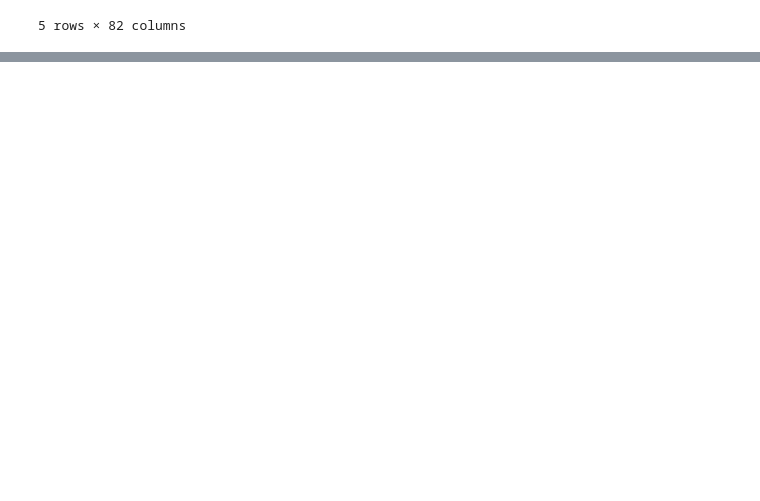
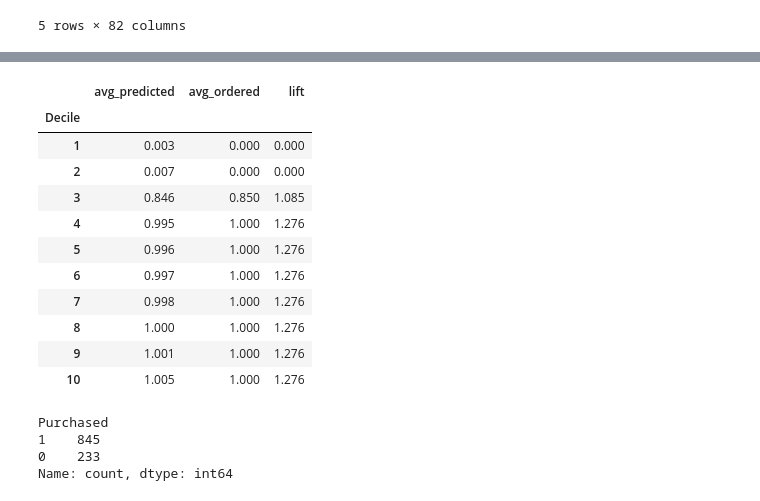
Before and after one commit to eghatzis0527/DX799---HW-Assignments, a Jupyter notebook: HW2.ipynb, the cells around one changed output, grey strips where cells are left out. Cells and saved outputs as stored; diff of their text form; code cells hidden in the pictures; blank space fills up the shorter version.

```diff
--- a/HW2.ipynb
+++ b/HW2.ipynb
@@ -263,0 +399,45 @@ X.head()
+# %%
+ridge = Ridge()
+
+ridge.fit(X_train, y_train)
+
+y_preds = ridge.predict(X_test)
+
+values = {'Actual' : y_test, 'Predicted' : y_preds}
+
+values = pd.DataFrame(values)
+
+values['Decile'] = pd.qcut(values['Predicted'], q = 10, labels = False) + 1
+
+decile_table = values.groupby('Decile').agg(avg_predicted = ('Predicted', 'mean'), avg_ordered = ('Actual', 'mean'))
+
+overall_ordered = y_test.mean()
+
+decile_table['lift'] = decile_table['avg_ordered']/overall_ordered
+
+decile_table['avg_predicted'] = decile_table['avg_predicted'].map(lambda x: f'{x:.3f}')
+decile_table['avg_ordered'] = decile_table['avg_ordered'].map(lambda x : f'{x:.3f}')
+decile_table['lift'] = decile_table['lift'].map(lambda x: f'{x:.3f}')
+
+decile_table
+# %% [output]
+|  | avg_predicted | avg_ordered | lift |
+| Decile |  |  |  |
+| 1 | 0.003 | 0.000 | 0.000 |
+| 2 | 0.007 | 0.000 | 0.000 |
+| 3 | 0.846 | 0.850 | 1.085 |
+| 4 | 0.995 | 1.000 | 1.276 |
+| 5 | 0.996 | 1.000 | 1.276 |
+| 6 | 0.997 | 1.000 | 1.276 |
+| 7 | 0.998 | 1.000 | 1.276 |
+| 8 | 1.000 | 1.000 | 1.276 |
+| 9 | 1.001 | 1.000 | 1.276 |
+| 10 | 1.005 | 1.000 | 1.276 |
+# %%
+# Looking at class imbalance
+y_test.value_counts()
+# %% [output]
+Purchased
+1    845
+0    233
+Name: count, dtype: int64
```
Also changed, not shown: parts of 7 cells of this notebook.
